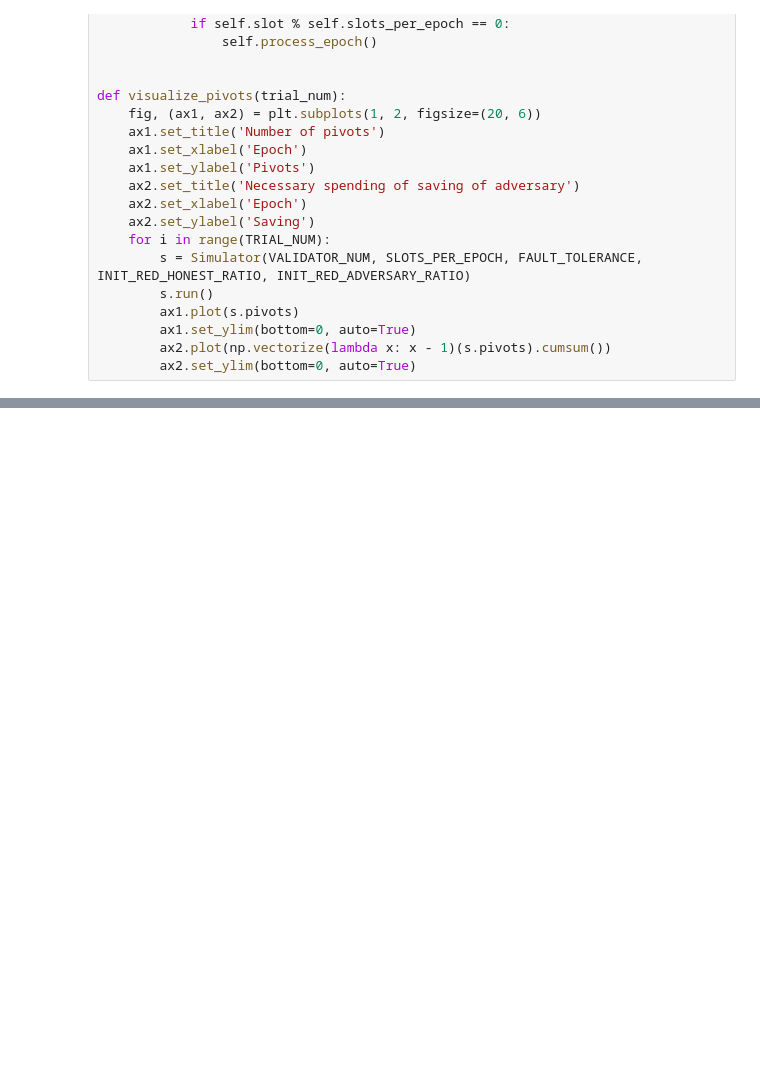
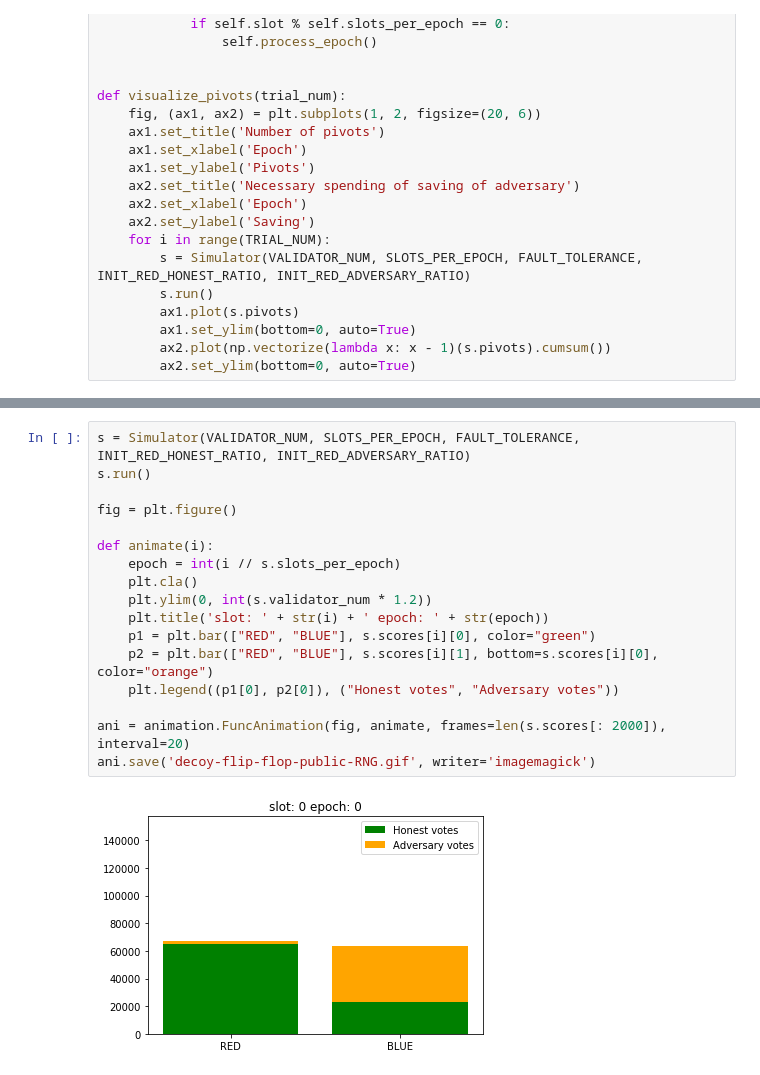
Before and after one commit to LayerXcom/lmd-ghost-simulation, a Jupyter notebook: public_RNG.ipynb, the cells around one changed output, grey strips where cells are left out. Drawn from its saved outputs; the diff is of its cells as text; blank space fills up the shorter version.

Commit message:
Add animation of attack with public RNG

```diff
--- a/public_RNG.ipynb
+++ b/public_RNG.ipynb
@@ -145,0 +146,19 @@ Using matplotlib backend: MacOSX
+# %%
+s = Simulator(VALIDATOR_NUM, SLOTS_PER_EPOCH, FAULT_TOLERANCE, INIT_RED_HONEST_RATIO, INIT_RED_ADVERSARY_RATIO)
+s.run()
+
+fig = plt.figure()
+
+def animate(i):
+    epoch = int(i // s.slots_per_epoch)
+    plt.cla()
+    plt.ylim(0, int(s.validator_num * 1.2))
+    plt.title('slot: ' + str(i) + ' epoch: ' + str(epoch))
+    p1 = plt.bar(["RED", "BLUE"], s.scores[i][0], color="green")
+    p2 = plt.bar(["RED", "BLUE"], s.scores[i][1], bottom=s.scores[i][0], color="orange")
+    plt.legend((p1[0], p2[0]), ("Honest votes", "Adversary votes"))
+
+ani = animation.FuncAnimation(fig, animate, frames=len(s.scores[: 2000]), interval=20)
+ani.save('decoy-flip-flop-public-RNG.gif', writer='imagemagick')
+# %% [output]
+[figure, added]
```
Also changed, not shown: parts of 1 cell of this notebook, 1 other file.
